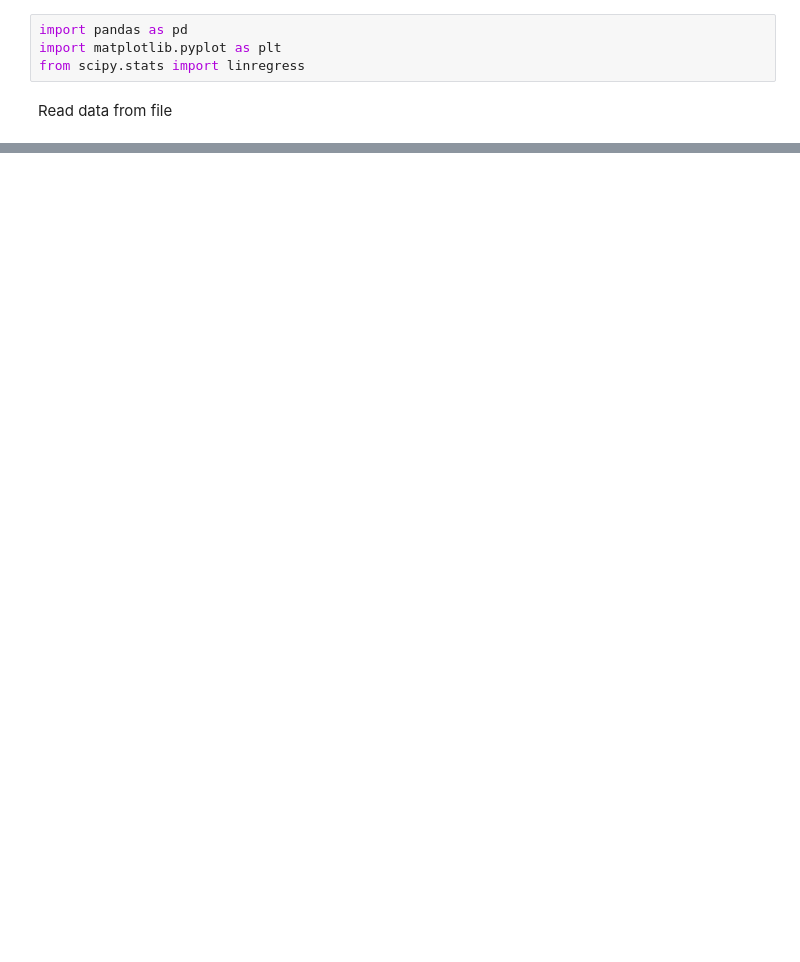
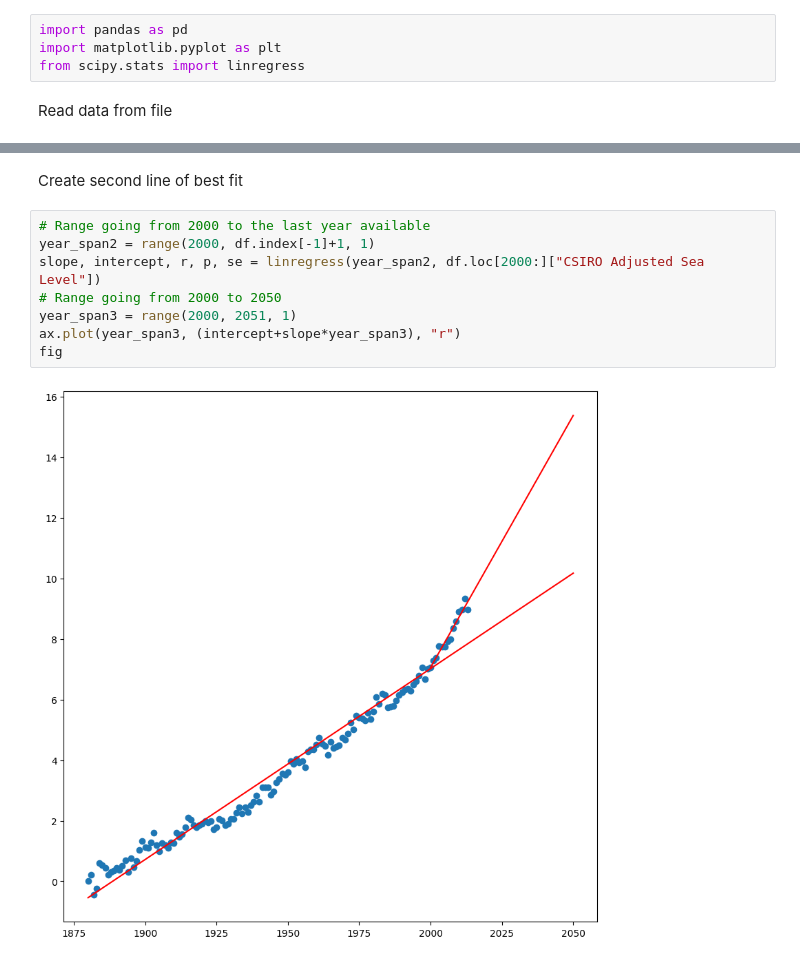
Before and after one commit to GiancarloN/Data-Analysis-with-Python, a Jupyter notebook: 05 - Sea Level Predictor/sea-level.ipynb, the cells around one changed output, grey strips where cells are left out. Drawn from its saved outputs; the diff is of its cells as text; blank space fills up the shorter version.

```diff
--- a/05 - Sea Level Predictor/sea-level.ipynb
+++ b/05 - Sea Level Predictor/sea-level.ipynb
@@ -16,0 +35,12 @@ df.head()
+# %% [markdown]
+Create second line of best fit
+# %%
+# Range going from 2000 to the last year available
+year_span2 = range(2000, df.index[-1]+1, 1)
+slope, intercept, r, p, se = linregress(year_span2, df.loc[2000:]["CSIRO Adjusted Sea Level"])
+# Range going from 2000 to 2050
+year_span3 = range(2000, 2051, 1)
+ax.plot(year_span3, (intercept+slope*year_span3), "r")
+fig
+# %% [output]
+[figure, added]
```
Also changed, not shown: parts of 6 cells of this notebook.
